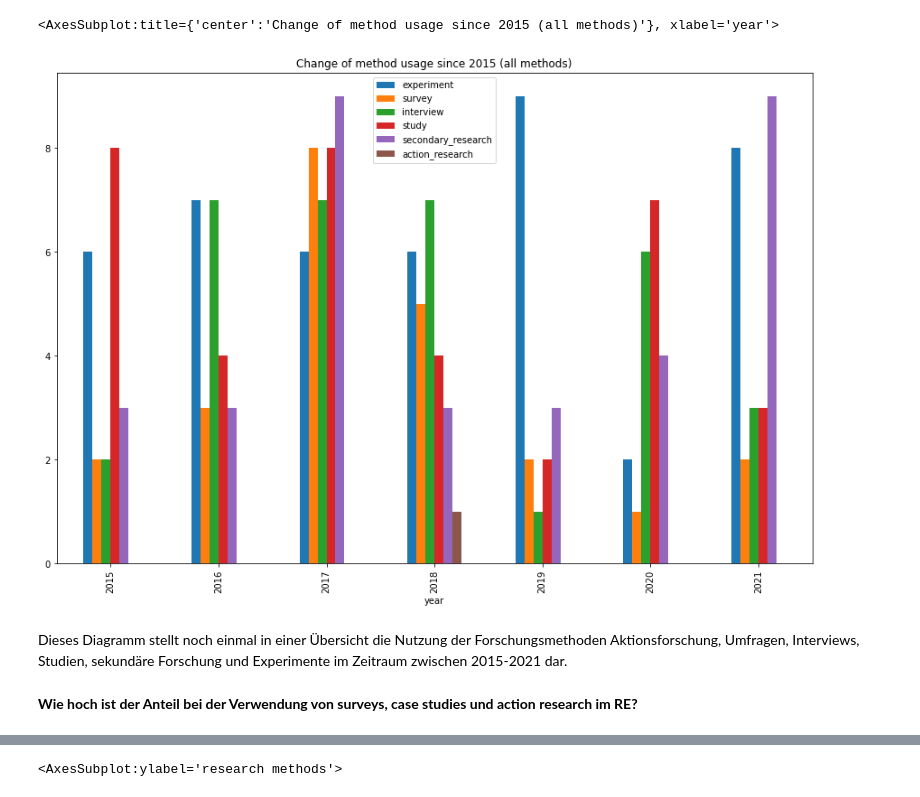
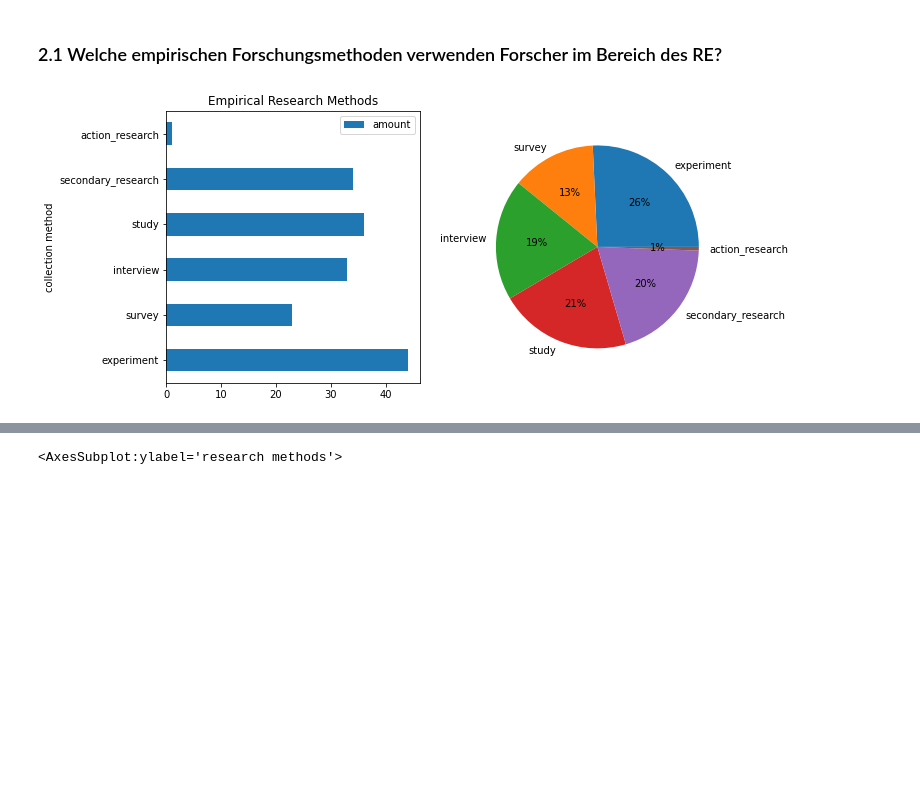
Before and after one commit to fWern/Bachelor-Thesis, a Jupyter notebook: sjoberg_roadmap_questions.ipynb, the cells around one changed output, grey strips where cells are left out. Cells and saved outputs as stored; diff of their text form; code cells hidden in the pictures; blank space fills up the shorter version.

```diff
--- a/sjoberg_roadmap_questions.ipynb
+++ b/sjoberg_roadmap_questions.ipynb
@@ -142,9 +40,35 @@ Das rechte Diagramm stellt die Nutzung dieser Methoden im Zeitraum zwischen 2015
-# %%
-data.groupby(['year']).count().plot(kind='bar', figsize=(15,10), title='Change of method usage since {year} (all methods)'.format(year=start_year))
-# %% [output]
-<AxesSubplot:title={'center':'Change of method usage since 2015 (all methods)'}, xlabel='year'>
-[figure, removed]
-# %% [markdown]
-Dieses Diagramm stellt noch einmal in einer Übersicht die Nutzung der Forschungsmethoden Aktionsforschung, Umfragen, Interviews, Studien, sekundäre Forschung und Experimente im Zeitraum zwischen 2015-2021 dar.
-# %% [markdown]
-**Wie hoch ist der Anteil bei der Verwendung von surveys, case studies und action research im RE?**
+# %% [markdown]
+### 2.1 Welche empirischen Forschungsmethoden verwenden Forscher im Bereich des RE? <a id="q1"></a>
+# %%
+query = """
+        SELECT ?year, ?experiment, ?survey, ?interview, ?study, ?secondary_research, ?action_research
+            WHERE {
+              ?paper orkgp:P31 ?contribution.
+              ?contribution a orkgc:C27001.
+              ?paper rdfs:label ?title.
+              ?paper orkgp:P29 ?year.
+              ?contribution rdfs:label ?contribution_name.
+              ?contribution orkgp:P56008 ?data_collection_method.
+              OPTIONAL{?data_collection_method orkgp:P1007/rdfs:label ?experiment}
+              OPTIONAL{?data_collection_method orkgp:P57036/rdfs:label ?survey}
+              OPTIONAL{?data_collection_method orkgp:P57034/rdfs:label ?interview.}
+              OPTIONAL{?data_collection_method orkgp:P57040/rdfs:label ?study.}
+              OPTIONAL{?data_collection_method orkgp:P57021/rdfs:label ?secondary_research.}
+              OPTIONAL{?data_collection_method orkgp:P57020/rdfs:label ?action_research.}
+        }
+        """
+data = sparql_dataframe.get(endpoint_url, PREFIX+query)
+#get oldest year
+start_year = data.sort_values(by=['year'])['year'].iloc[0]
+cm = []
+values = []
+for col in range(1, len(data.columns)):
+        cm.append(data.columns[col])
+        values.append(data[data.columns[col]].value_counts().sum())
+fig, (ax, ax2) = plt.subplots(ncols=2, figsize=(10,5))
+research_methods = pd.DataFrame(data={'collection method': cm, 'amount':values})
+research_methods.plot(kind='barh', x='collection method', y='amount', title="Empirical Research Methods", ax=ax)
+plt.pie(research_methods['amount'], labels=research_methods['collection method'], autopct='%1.0f%%')
+plt.show()
+# %% [output]
+[figure, added]
```
Also changed, not shown: parts of 74 cells of this notebook.
